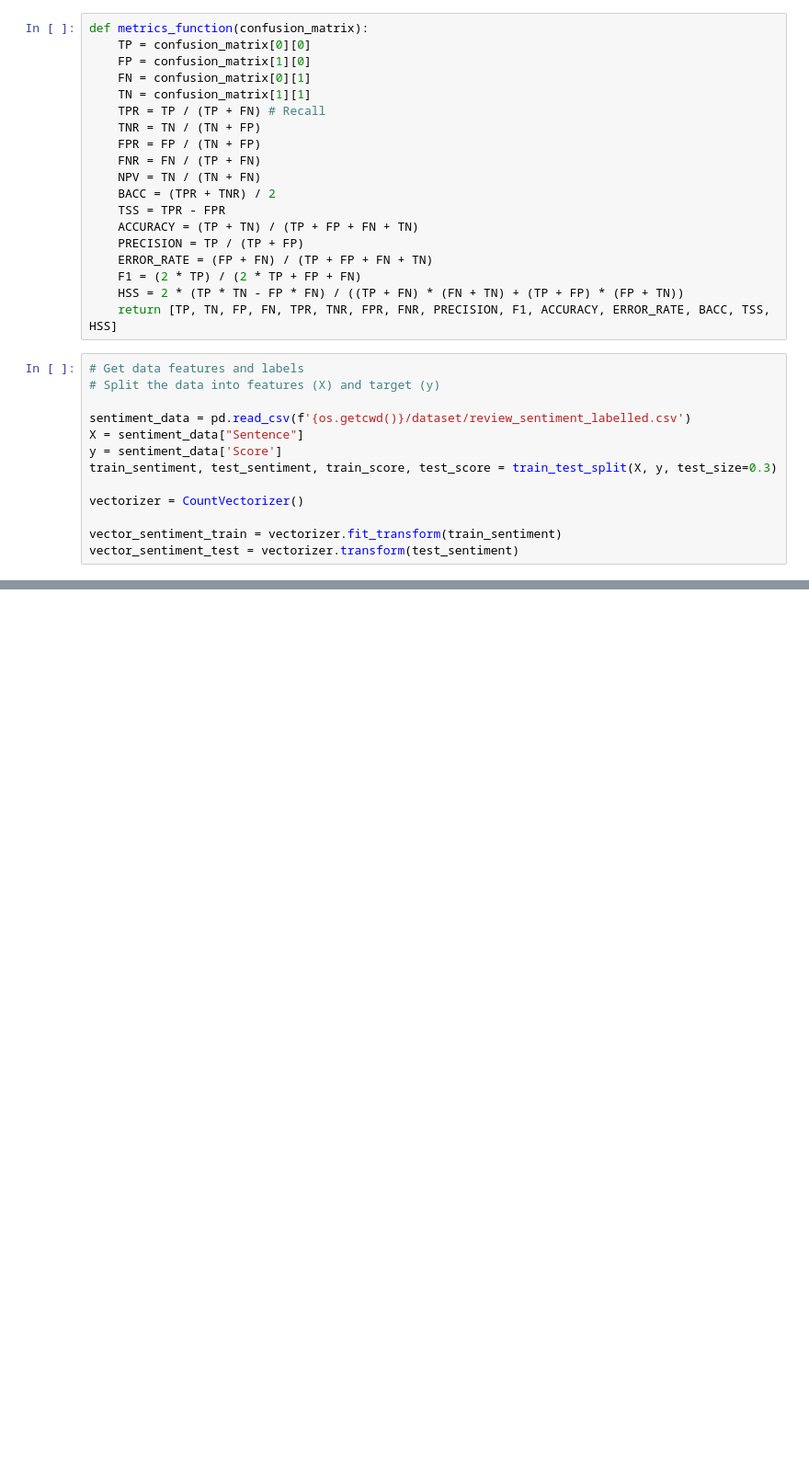
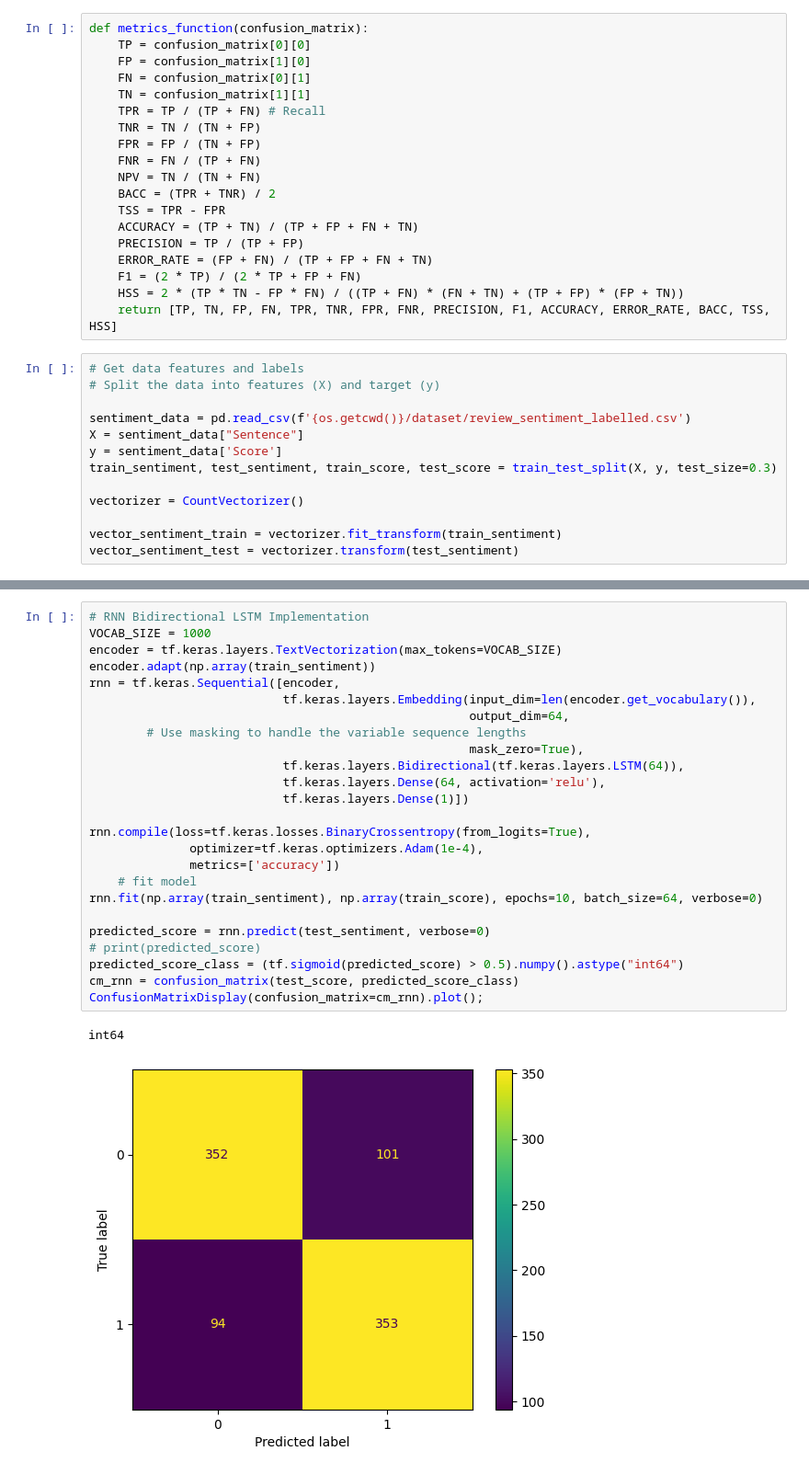
Before and after one commit to VkfNJIT/DataMiningFinal, a Jupyter notebook: DataFinalAlgorithm.ipynb, the cells around one changed output, grey strips where cells are left out. Shown at 92% size. Drawn from its saved outputs; the diff is of its cells as text; blank space fills up the shorter version.

Commit message:
Added Bidirectional lstm model and got metrics for each iteration, need to add brier score and roc auc

```diff
--- a/DataFinalAlgorithm.ipynb
+++ b/DataFinalAlgorithm.ipynb
@@ -125,3 +142,31 @@ ConfusionMatrixDisplay(confusion_matrix=cm_svm).plot();
+# %%
+# RNN Bidirectional LSTM Implementation
+VOCAB_SIZE = 1000
+encoder = tf.keras.layers.TextVectorization(max_tokens=VOCAB_SIZE)
+encoder.adapt(np.array(train_sentiment))
+rnn = tf.keras.Sequential([encoder,
+                           tf.keras.layers.Embedding(input_dim=len(encoder.get_vocabulary()),
+                                                     output_dim=64,
+        # Use masking to handle the variable sequence lengths
+                                                     mask_zero=True),
+                           tf.keras.layers.Bidirectional(tf.keras.layers.LSTM(64)),
+                           tf.keras.layers.Dense(64, activation='relu'),
+                           tf.keras.layers.Dense(1)])
+
+rnn.compile(loss=tf.keras.losses.BinaryCrossentropy(from_logits=True),
+              optimizer=tf.keras.optimizers.Adam(1e-4),
+              metrics=['accuracy'])
+	# fit model
+rnn.fit(np.array(train_sentiment), np.array(train_score), epochs=10, batch_size=64, verbose=0)
+
+predicted_score = rnn.predict(test_sentiment, verbose=0)
+# print(predicted_score)
+predicted_score_class = (tf.sigmoid(predicted_score) > 0.5).numpy().astype("int64")
+cm_rnn = confusion_matrix(test_score, predicted_score_class)
+ConfusionMatrixDisplay(confusion_matrix=cm_rnn).plot();
+# %% [output]
+int64
+[figure, added]
 # %%
 rf_evaluate = []
 svm_evaluate = []
```
Also changed, not shown: parts of 4 cells of this notebook.
